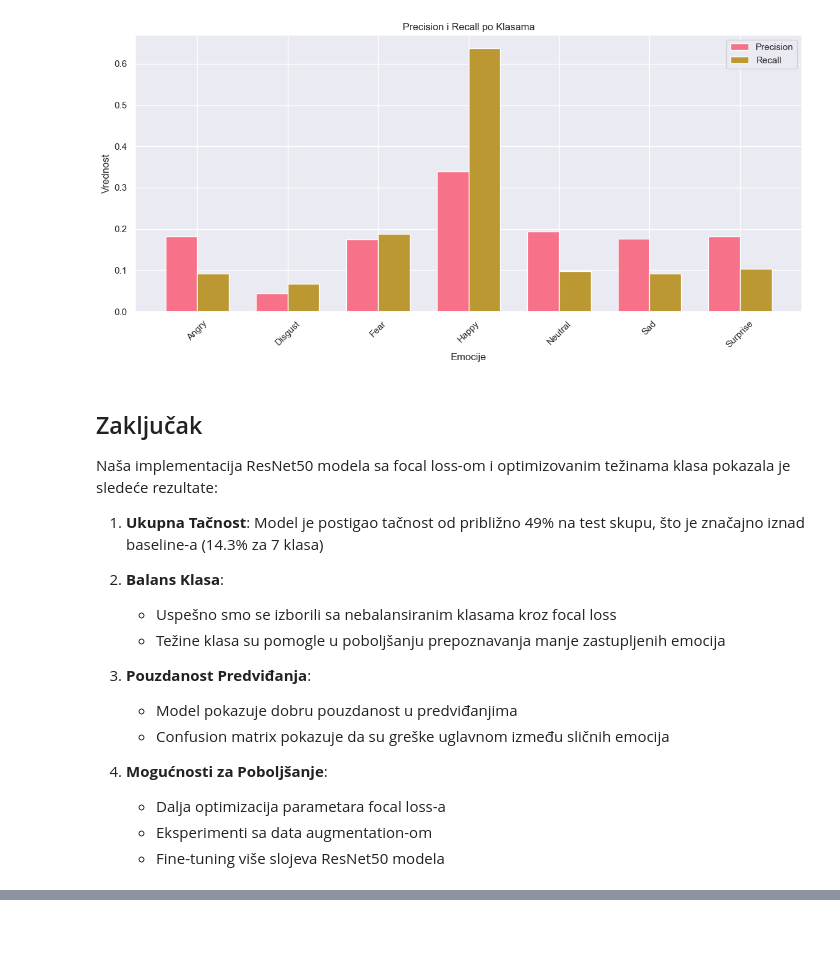
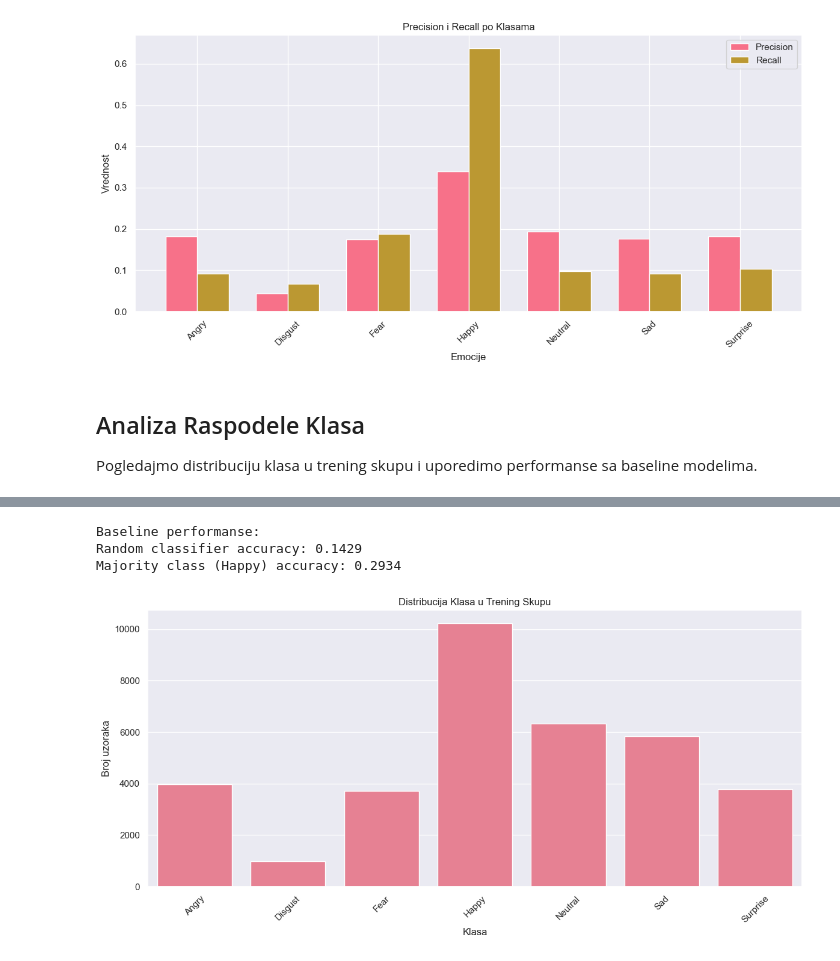
Before and after one commit to wbodk/RI-Project, a Jupyter notebook: project_presentation.ipynb, the cells around one changed output, grey strips where cells are left out. Saved outputs shown, nothing was run; the diff lists cells and outputs as text; code cells hidden in the pictures; blank space fills up the shorter version.

```diff
--- a/project_presentation.ipynb
+++ b/project_presentation.ipynb
@@ -196,22 +196,38 @@ accuracy         0.2607  0.2607    0.2607     0.2607
 macro avg        0.1847  0.1824    0.1688  6146.0000
 weighted avg     0.2238  0.2607    0.2211  6146.0000
 [figure]
-# %% [markdown]
-## Zaključak
-
-Naša implementacija ResNet50 modela sa focal loss-om i optimizovanim težinama klasa pokazala je sledeće rezultate:
-
-1. **Ukupna Tačnost**: Model je postigao tačnost od približno 49% na test skupu, što je značajno iznad baseline-a (14.3% za 7 klasa)
-
-2. **Balans Klasa**:
-   - Uspešno smo se izborili sa nebalansiranim klasama kroz focal loss
-   - Težine klasa su pomogle u poboljšanju prepoznavanja manje zastupljenih emocija
-
-3. **Pouzdanost Predviđanja**:
-   - Model pokazuje dobru pouzdanost u predviđanjima
-   - Confusion matrix pokazuje da su greške uglavnom između sličnih emocija
-
-4. **Mogućnosti za Poboljšanje**:
-   - Dalja optimizacija parametara focal loss-a
-   - Eksperimenti sa data augmentation-om
-   - Fine-tuning više slojeva ResNet50 modela
+# %% [markdown]
+## Analiza Raspodele Klasa
+
+Pogledajmo distribuciju klasa u trening skupu i uporedimo performanse sa baseline modelima.
+# %%
+# Analiza distribucije klasa u trening skupu
+class_counts = {}
+for _, labels in train_ds:
+    unique, counts = np.unique(labels, return_counts=True)
+    for u, c in zip(unique, counts):
+        class_counts[u] = class_counts.get(u, 0) + c
+
+# Kreiranje DataFrame za lepši prikaz
+df_dist = pd.DataFrame({
+    'Klasa': train_resnet.EMOTION_LABELS,
+    'Broj uzoraka': [class_counts.get(i, 0) for i in range(len(train_resnet.EMOTION_LABELS))]
+})
+
+# Računanje baseline accuracy (većinska klasa)
+majority_class = max(class_counts.items(), key=lambda x: x[1])[0]
+majority_baseline = class_counts[majority_class] / sum(class_counts.values())
+random_baseline = 1.0 / len(train_resnet.EMOTION_LABELS)
+
+print("Baseline performanse:")
+print(f"Random classifier accuracy: {random_baseline:.4f}")
+print(f"Majority class ({train_resnet.EMOTION_LABELS[majority_class]}) accuracy: {majority_baseline:.4f}")
+
+# Vizualizacija distribucije
+plt.figure(figsize=(12, 6))
+sns.barplot(data=df_dist, x='Klasa', y='Broj uzoraka')
+plt.title('Distribucija Klasa u Trening Skupu')
+plt.xticks(rotation=45)
+plt.tight_layout()
+plt.show()
+# %% [output]
@@ -217,0 +235,4 @@ Naša implementacija ResNet50 modela sa focal loss-om i optimizovanim težinama
+Baseline performanse:
+Random classifier accuracy: 0.1429
+Majority class (Happy) accuracy: 0.2934
+[figure, added]
```
Also changed, not shown: parts of 7 cells of this notebook, 3 other files.
